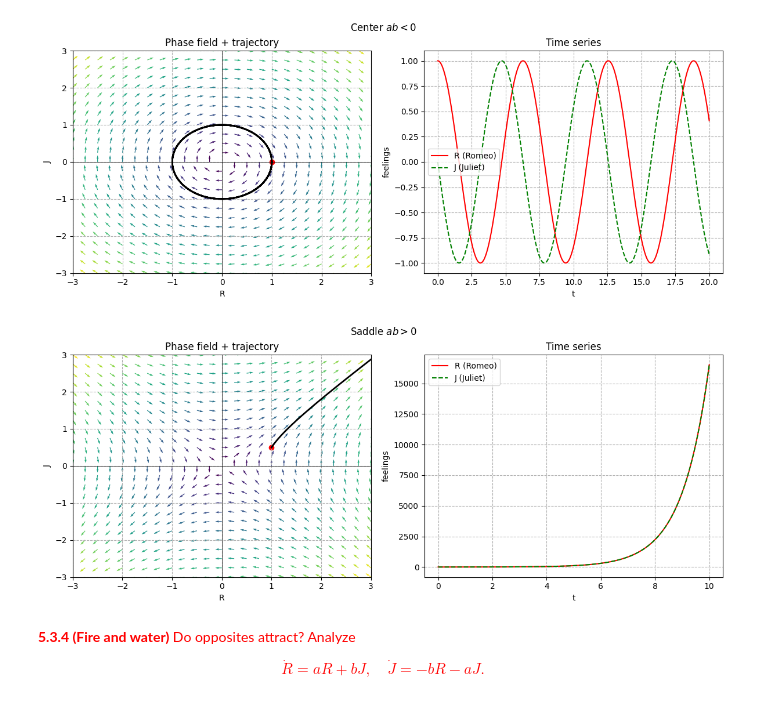
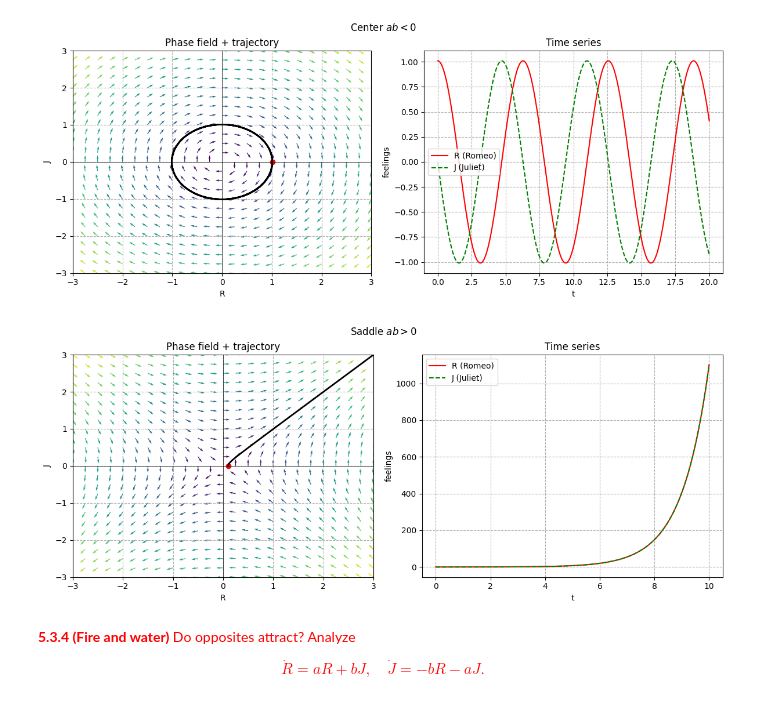
Before and after one commit to Chaks1603/Python-Assignments, a Jupyter notebook: Chaotic Systems/2D Maps/Love Affairs.ipynb, the cells around one changed output. Cells and saved outputs as stored; diff of their text form; code cells hidden in the pictures.

```diff
--- a/Chaotic Systems/2D Maps/Love Affairs.ipynb
+++ b/Chaotic Systems/2D Maps/Love Affairs.ipynb
@@ -177,9 +178,9 @@ plot_system(A2_center, x0=[1,0], t_span=(0,20), title=r"Center $ab<0$")
 # %%
 A3_saddle = np.array([[0,1],
                       [1,0]])
-plot_system(A3_saddle, x0=[1,0.5], t_span=(0,10), title=r"Saddle $ab>0$")
+plot_system(A3_saddle, x0=[0.1,0.0], t_span=(0,10), title=r"Saddle $ab>0$")
 # %% [output]
-[figure, old version]
+[figure, new version]
 # %% [markdown]
 <span style="color:red">**5.3.4 (Fire and water)**
 Do opposites attract? Analyze
```
Also changed, not shown: parts of 5 cells of this notebook.
